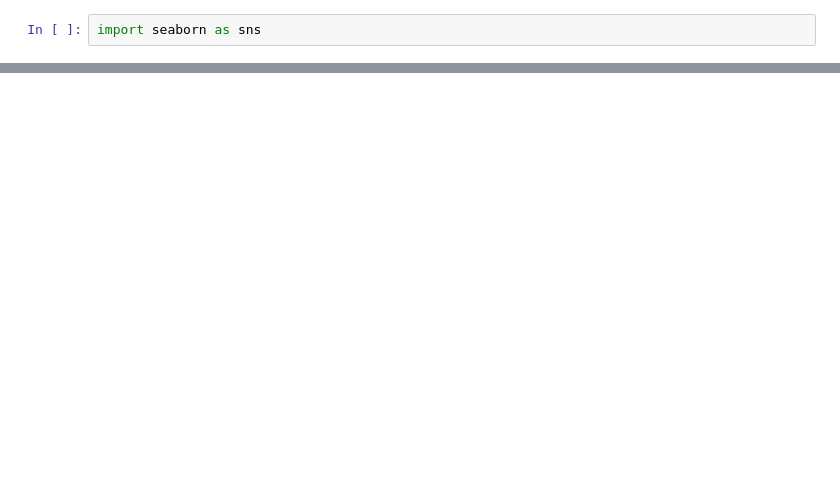
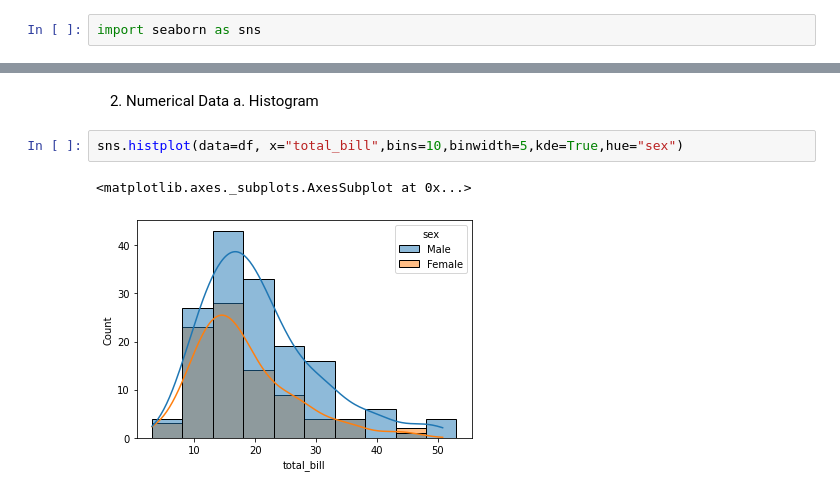
Before and after one commit to coderanandmaurya/seaborn, a Jupyter notebook: seaborn.ipynb, the cells around one changed output, grey strips where cells are left out. Saved outputs shown, nothing was run; the diff lists cells and outputs as text; blank space fills up the shorter version.

```diff
--- a/seaborn.ipynb
+++ b/seaborn.ipynb
@@ -94,0 +51,8 @@ sns.relplot(x ="total_bill",
+# %% [markdown]
+2. Numerical Data
+a. Histogram
+# %%
+sns.histplot(data=df, x="total_bill",bins=10,binwidth=5,kde=True,hue="sex")
+# %% [output]
+<matplotlib.axes._subplots.AxesSubplot at 0x...>
+[figure, added]
```
Also changed, not shown: parts of 21 cells of this notebook.
